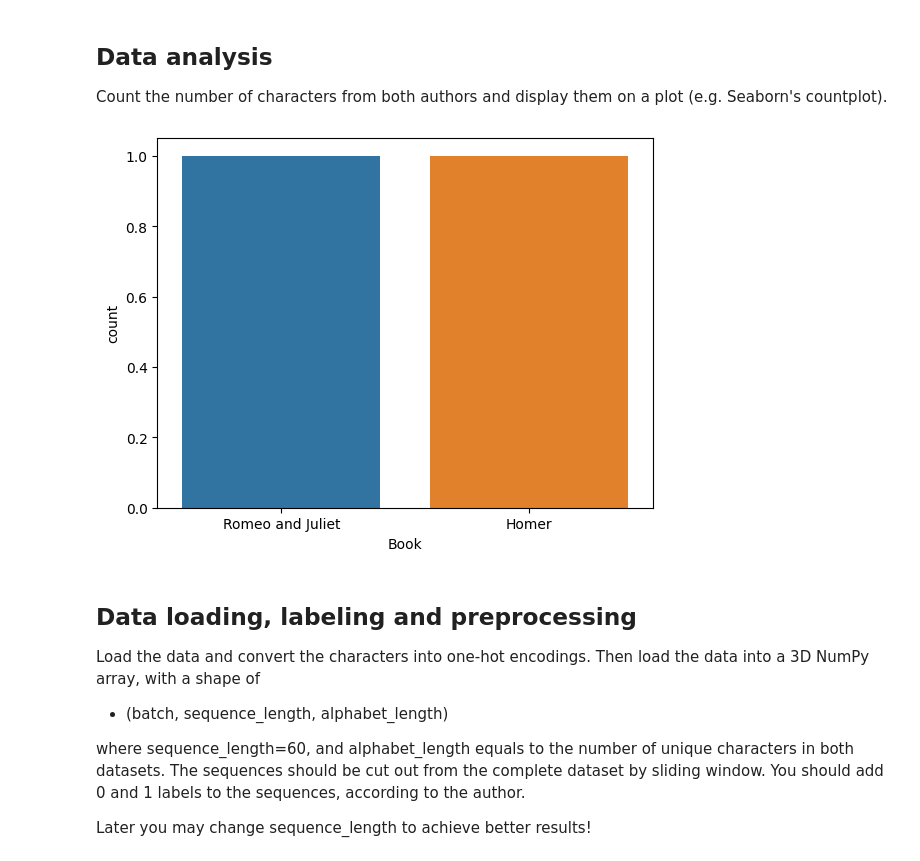
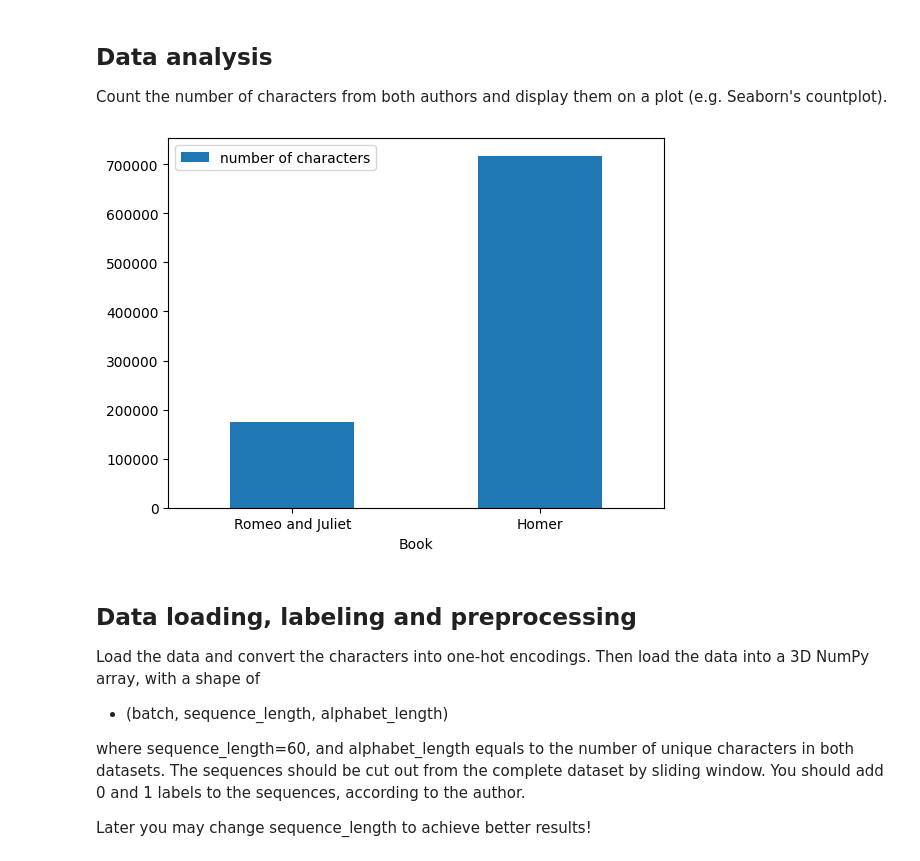
Before and after one commit to averyc88/Assessment-6, a Jupyter notebook: assessment6.ipynb, the cells around one changed output. Drawn from its saved outputs; the diff is of its cells as text; code cells hidden in the pictures.

```diff
--- a/assessment6.ipynb
+++ b/assessment6.ipynb
@@ -65,18 +65,14 @@ print(df)
 # %% [markdown]
 ## Data analysis
 Count the number of characters from both authors and display them on a plot (e.g. Seaborn's countplot).
-# %%
-# char_dict = []
-# char_dict.append([len(RandJ)])
-# char_dict.append([len(Homer)])
-# print(char_dict)
-
-sns.countplot(data=df, x="Book")
-
-# Show the plot
-plt.show()
-# %% [output]
-[figure, removed]
+# %%
+df.plot(x="Book", y = "number of characters",kind='bar',rot=0)
+# plt.xlabel("")
+
+# Show the plot
+plt.show()
+# %% [output]
+[figure, added]
 # %% [markdown]
 ## Data loading, labeling and preprocessing
 Load the data and convert the characters into one-hot encodings. Then load the data into a 3D NumPy array, with a shape of
```
